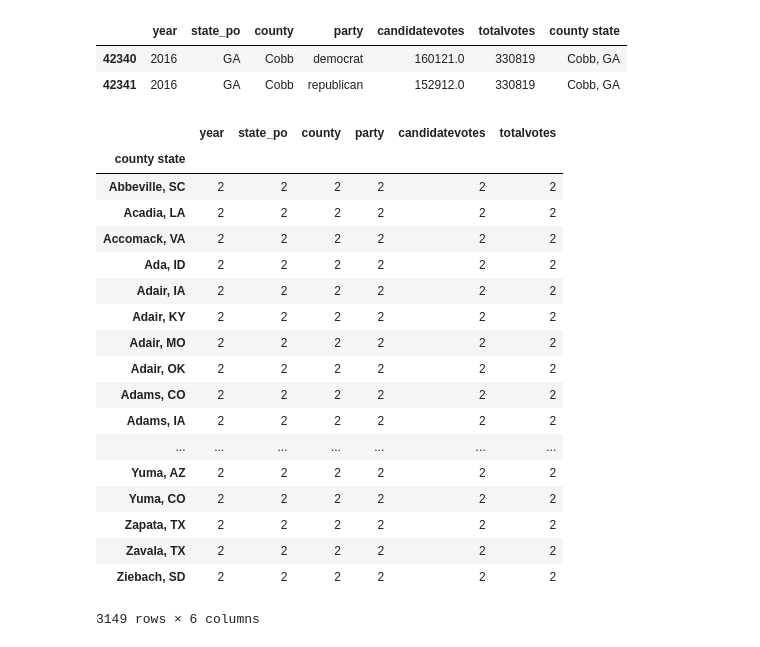
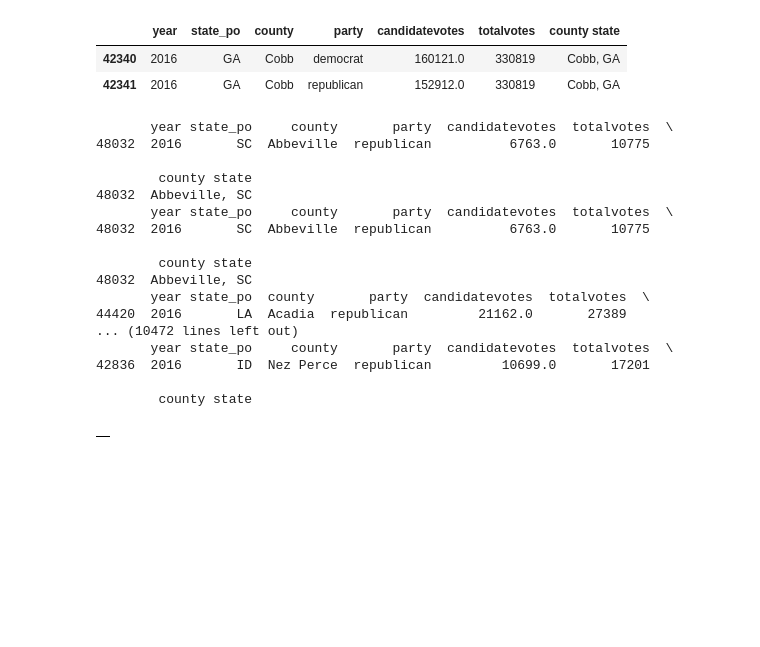
Before and after one commit to richik-ray/Moving-Dashboard, a Jupyter notebook: Data.ipynb, the cells around one changed output. Saved outputs shown, nothing was run; the diff lists cells and outputs as text; code cells hidden in the pictures; blank space fills up the shorter version.

Commit message:
Add political data

```diff
--- a/Data.ipynb
+++ b/Data.ipynb
@@ -14,24 +14,28 @@ data["county state"] = data["county"] + ", " + data["state_po"]
 | 42341 | 2016 | GA | Cobb | republican | 152912.0 | 330819 | Cobb, GA |
 # %%
 dataGroup = data.groupby("county state")
-dataGroup.count()
+
+
+def calcPol(obj):
+    print(obj[obj["party"] == "republican"])
+
+dataGroup.apply(calcPol)
 # %% [output]
+       year state_po     county       party  candidatevotes  totalvotes  \
+48032  2016       SC  Abbeville  republican          6763.0       10775
+
+        county state
+48032  Abbeville, SC
+       year state_po     county       party  candidatevotes  totalvotes  \
+48032  2016       SC  Abbeville  republican          6763.0       10775
+
+        county state
+48032  Abbeville, SC
+       year state_po  county       party  candidatevotes  totalvotes  \
+44420  2016       LA  Acadia  republican         21162.0       27389
+... (10472 lines left out)
+       year state_po     county       party  candidatevotes  totalvotes  \
+42836  2016       ID  Nez Perce  republican         10699.0       17201
+
+        county state
-|  | year | state_po | county | party | candidatevotes | totalvotes |
-| county state |  |  |  |  |  |  |
-| Abbeville, SC | 2 | 2 | 2 | 2 | 2 | 2 |
-| Acadia, LA | 2 | 2 | 2 | 2 | 2 | 2 |
-| Accomack, VA | 2 | 2 | 2 | 2 | 2 | 2 |
-| Ada, ID | 2 | 2 | 2 | 2 | 2 | 2 |
-| Adair, IA | 2 | 2 | 2 | 2 | 2 | 2 |
-| Adair, KY | 2 | 2 | 2 | 2 | 2 | 2 |
-| Adair, MO | 2 | 2 | 2 | 2 | 2 | 2 |
-| Adair, OK | 2 | 2 | 2 | 2 | 2 | 2 |
-| Adams, CO | 2 | 2 | 2 | 2 | 2 | 2 |
-| Adams, IA | 2 | 2 | 2 | 2 | 2 | 2 |
-| ... | ... | ... | ... | ... | ... | ... |
-| Yuma, AZ | 2 | 2 | 2 | 2 | 2 | 2 |
-| Yuma, CO | 2 | 2 | 2 | 2 | 2 | 2 |
-| Zapata, TX | 2 | 2 | 2 | 2 | 2 | 2 |
-| Zavala, TX | 2 | 2 | 2 | 2 | 2 | 2 |
-| Ziebach, SD | 2 | 2 | 2 | 2 | 2 | 2 |
+|  |
-3149 rows × 6 columns
```
Also changed, not shown: parts of 1 cell of this notebook, 1 other file.
